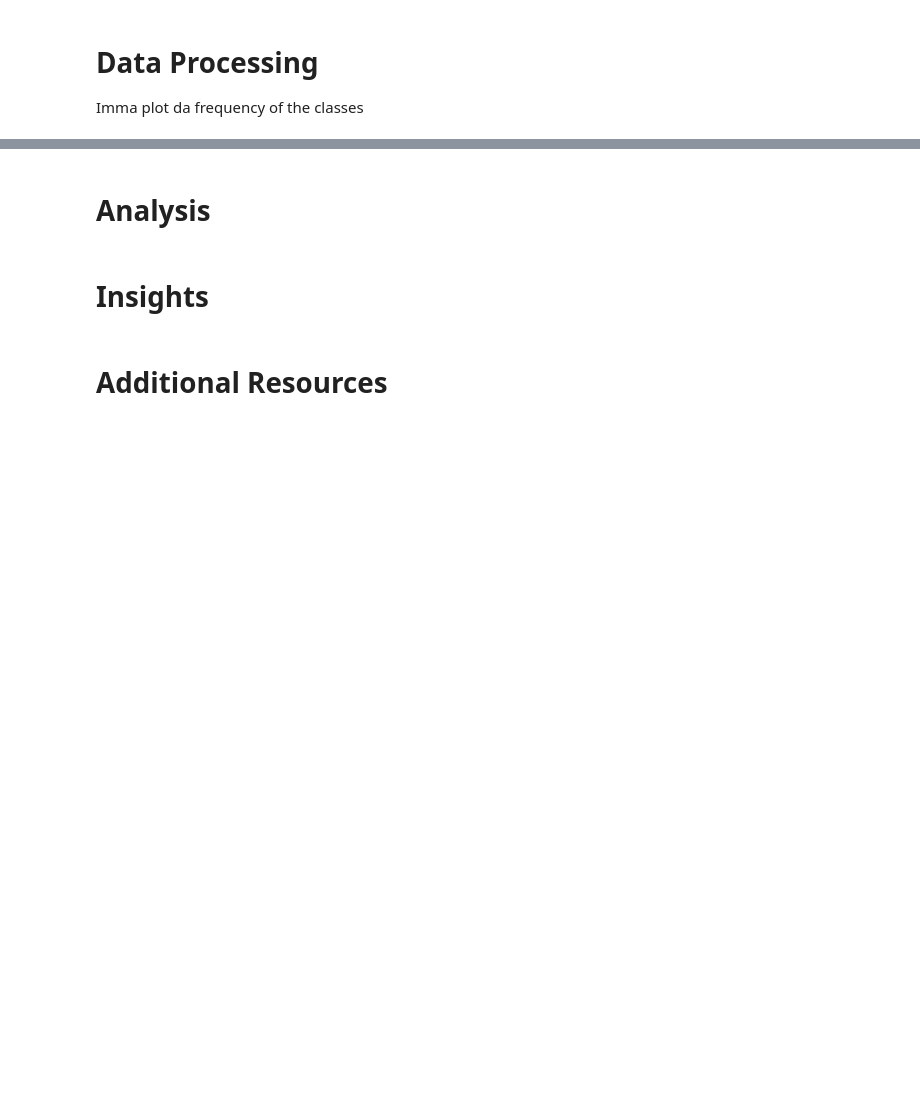
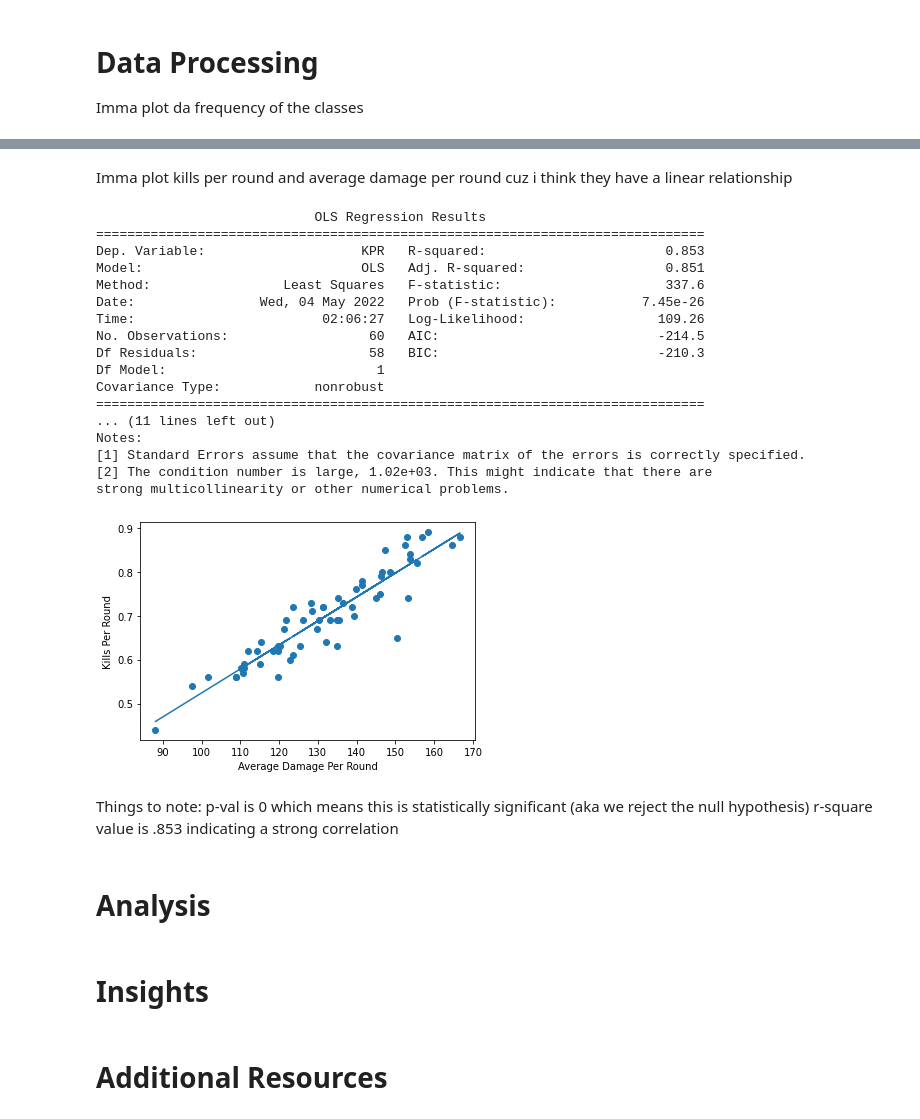
Before and after one commit to shwaylay/cmsc320project, a Jupyter notebook: FinalProject.ipynb, the cells around one changed output, grey strips where cells are left out. Saved outputs shown, nothing was run; the diff lists cells and outputs as text; code cells hidden in the pictures; blank space fills up the shorter version.

```diff
--- a/FinalProject.ipynb
+++ b/FinalProject.ipynb
@@ -134,3 +160,44 @@ plt.show()
+# %% [markdown]
+Imma plot kills per round and average damage per round cuz i think they have a linear relationship
+# %%
+from sklearn.linear_model import LinearRegression
+import statsmodels.api as sm
+
+X = val_data['ADR']
+y = val_data['KPR']
+X2 = sm.add_constant(X)
+reg = sm.OLS(y, X2).fit()
+
+print(reg.summary())
+plt.plot(X, reg.predict([[1,i] for i in X]))
+plt.scatter(val_data['ADR'], val_data['KPR'])
+plt.xlabel('Average Damage Per Round')
+plt.ylabel('Kills Per Round')
+plt.title('Kills Per Round vs Average Damage Per Round')
+plt.show()
+# %% [output]
+                            OLS Regression Results
+==============================================================================
+Dep. Variable:                    KPR   R-squared:                       0.853
+Model:                            OLS   Adj. R-squared:                  0.851
+Method:                 Least Squares   F-statistic:                     337.6
+Date:                Wed, 04 May 2022   Prob (F-statistic):           7.45e-26
+Time:                        02:06:27   Log-Likelihood:                 109.26
+No. Observations:                  60   AIC:                            -214.5
+Df Residuals:                      58   BIC:                            -210.3
+Df Model:                           1
+Covariance Type:            nonrobust
+==============================================================================
+... (11 lines left out)
+Notes:
+[1] Standard Errors assume that the covariance matrix of the errors is correctly specified.
+[2] The condition number is large, 1.02e+03. This might indicate that there are
+strong multicollinearity or other numerical problems.
+[figure, added]
+# %% [markdown]
+Things to note:
+p-val is 0 which means this is statistically significant (aka we reject the null hypothesis)
+r-square value is .853 indicating a strong correlation
 # %% [markdown]
 # Analysis
 # %% [markdown]
```
Also changed, not shown: parts of 18 cells of this notebook.
